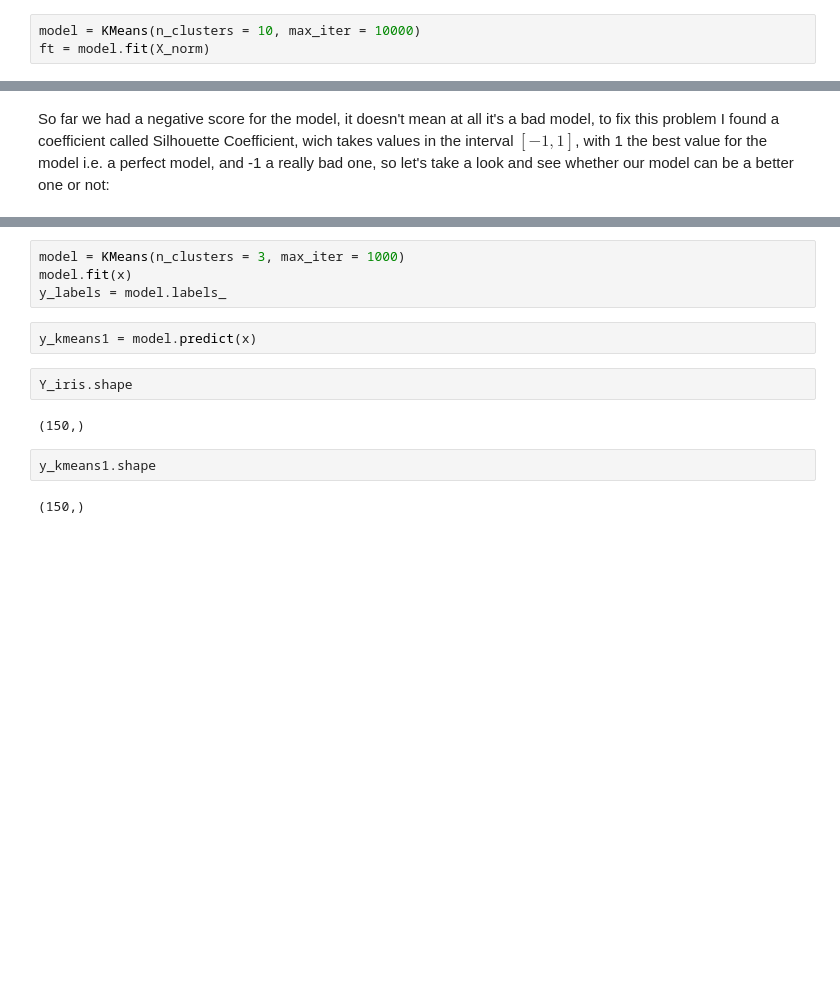
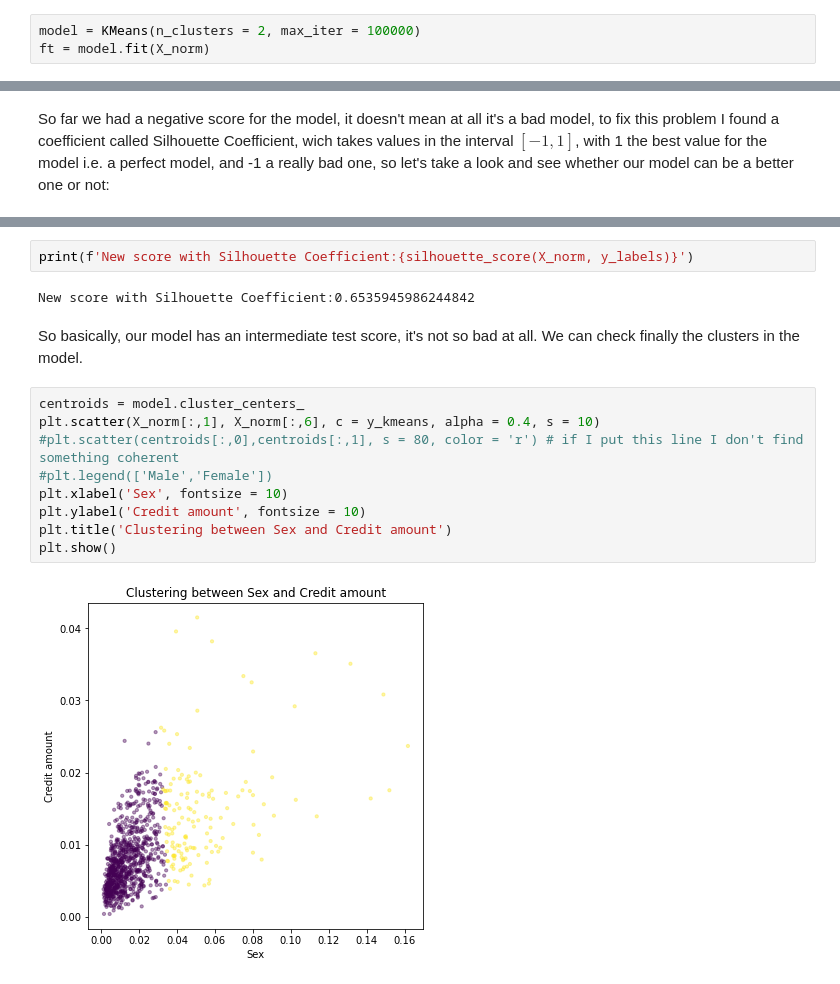
Before and after one commit to earo12/Business-Forecasting, a Jupyter notebook: Credit_Risk.ipynb, the cells around one changed output, grey strips where cells are left out. Cells and saved outputs as stored; diff of their text form; blank space fills up the shorter version.

```diff
--- a/Credit_Risk.ipynb
+++ b/Credit_Risk.ipynb
@@ -252,7 +262,7 @@ plt.show()
 # %% [markdown]
 From the last graph we see that the more cluster values we have the less count it takes, let's build the model of KMeans
 # %%
-model = KMeans(n_clusters = 10, max_iter = 10000)
+model = KMeans(n_clusters = 2, max_iter = 100000)
 ft = model.fit(X_norm)
 # %%
 y_labels = ft.labels_
@@ -307,14 +284,17 @@ dtype: int64
-# %%
-model = KMeans(n_clusters = 3, max_iter = 1000)
-model.fit(x)
-y_labels = model.labels_
-# %%
-y_kmeans1 = model.predict(x)
-# %%
-Y_iris.shape
-# %% [output]
-(150,)
-# %%
-y_kmeans1.shape
-# %% [output]
-(150,)
+# %%
+print(f'New score with Silhouette Coefficient:{silhouette_score(X_norm, y_labels)}')
+# %% [output]
+New score with Silhouette Coefficient:0.6535945986244842
+# %% [markdown]
+So basically, our model has an intermediate test score, it's not so bad at all. We can check finally the clusters in the model.
+# %%
+centroids = model.cluster_centers_
+plt.scatter(X_norm[:,1], X_norm[:,6], c = y_kmeans, alpha = 0.4, s = 10)
+#plt.scatter(centroids[:,0],centroids[:,1], s = 80, color = 'r') # if I put this line I don't find something coherent
+#plt.legend(['Male','Female'])
+plt.xlabel('Sex', fontsize = 10)
+plt.ylabel('Credit amount', fontsize = 10)
+plt.title('Clustering between Sex and Credit amount')
+plt.show()
+# %% [output]
+[figure, added]
```
Also changed, not shown: parts of 13 cells of this notebook.
